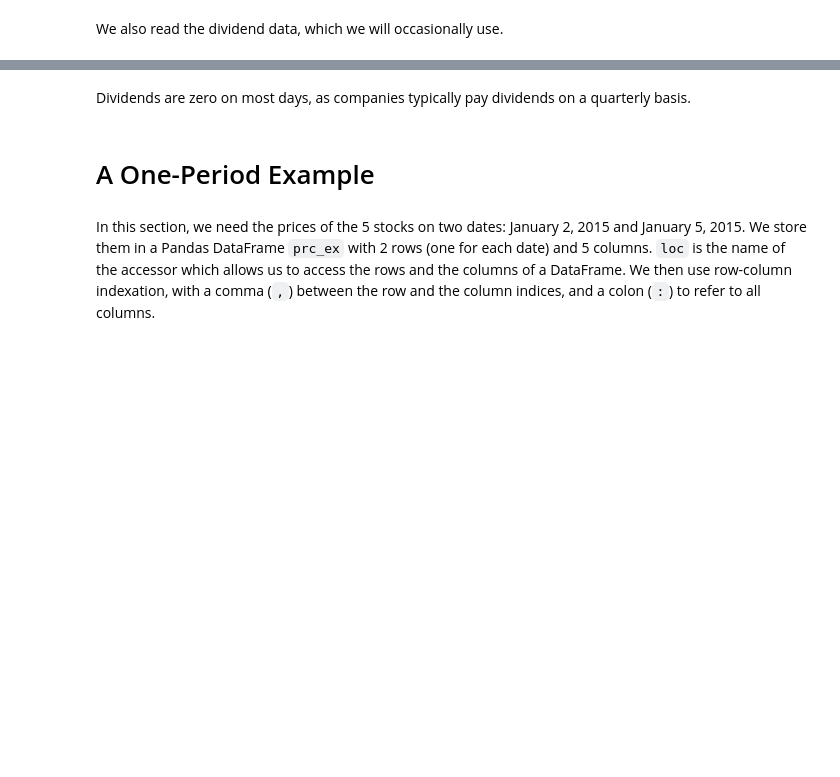
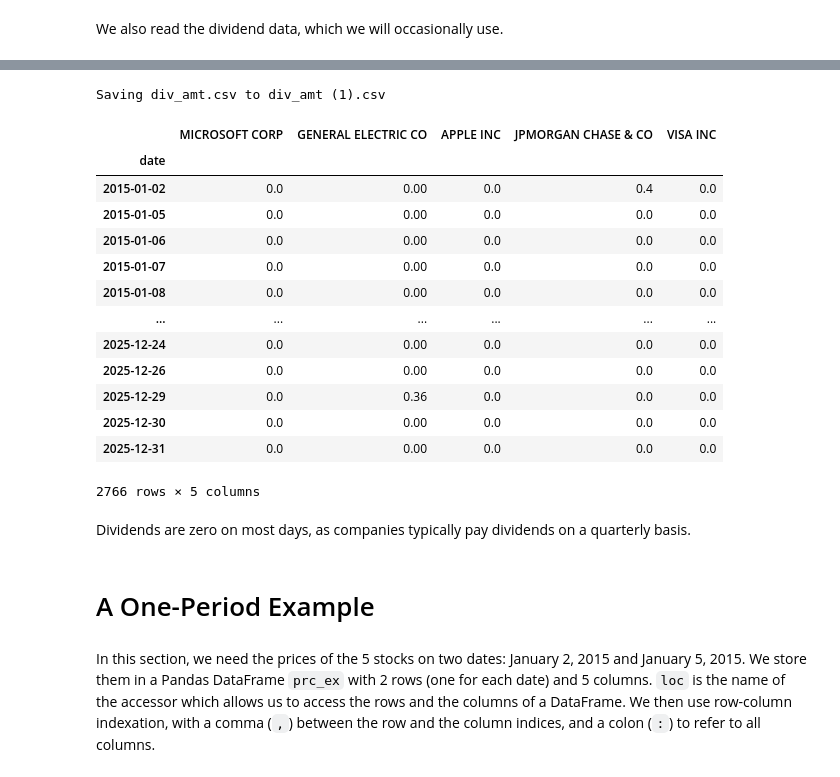
Before and after one commit to maramgueye/portfolio_construction_theory, a Jupyter notebook: portfolio_valuation.ipynb, the cells around one changed output, grey strips where cells are left out. Cells and saved outputs as stored; diff of their text form; code cells hidden in the pictures; blank space fills up the shorter version.

```diff
--- a/portfolio_valuation.ipynb
+++ b/portfolio_valuation.ipynb
@@ -23,7 +43,10 @@ prc
 # %% [markdown]
 We also read the dividend data, which we will occasionally use.
 # %%
+from google.colab import files
+files.upload()
 div = pd.read_csv('div_amt.csv',
                   index_col='date', parse_dates=['date'], dayfirst=False)
 
 div
+# %% [output]
@@ -30,3 +54,18 @@ div
+Saving div_amt.csv to div_amt (1).csv
+|  | MICROSOFT CORP | GENERAL ELECTRIC CO | APPLE INC | JPMORGAN CHASE & CO | VISA INC |
+| date |  |  |  |  |  |
+| 2015-01-02 | 0.0 | 0.00 | 0.0 | 0.4 | 0.0 |
+| 2015-01-05 | 0.0 | 0.00 | 0.0 | 0.0 | 0.0 |
+| 2015-01-06 | 0.0 | 0.00 | 0.0 | 0.0 | 0.0 |
+| 2015-01-07 | 0.0 | 0.00 | 0.0 | 0.0 | 0.0 |
+| 2015-01-08 | 0.0 | 0.00 | 0.0 | 0.0 | 0.0 |
+| ... | ... | ... | ... | ... | ... |
+| 2025-12-24 | 0.0 | 0.00 | 0.0 | 0.0 | 0.0 |
+| 2025-12-26 | 0.0 | 0.00 | 0.0 | 0.0 | 0.0 |
+| 2025-12-29 | 0.0 | 0.36 | 0.0 | 0.0 | 0.0 |
+| 2025-12-30 | 0.0 | 0.00 | 0.0 | 0.0 | 0.0 |
+| 2025-12-31 | 0.0 | 0.00 | 0.0 | 0.0 | 0.0 |
+2766 rows × 5 columns
 # %% [markdown]
 Dividends are zero on most days, as companies typically pay dividends on a quarterly basis.
 # %% [markdown]
```
Also changed, not shown: parts of 25 cells of this notebook.
